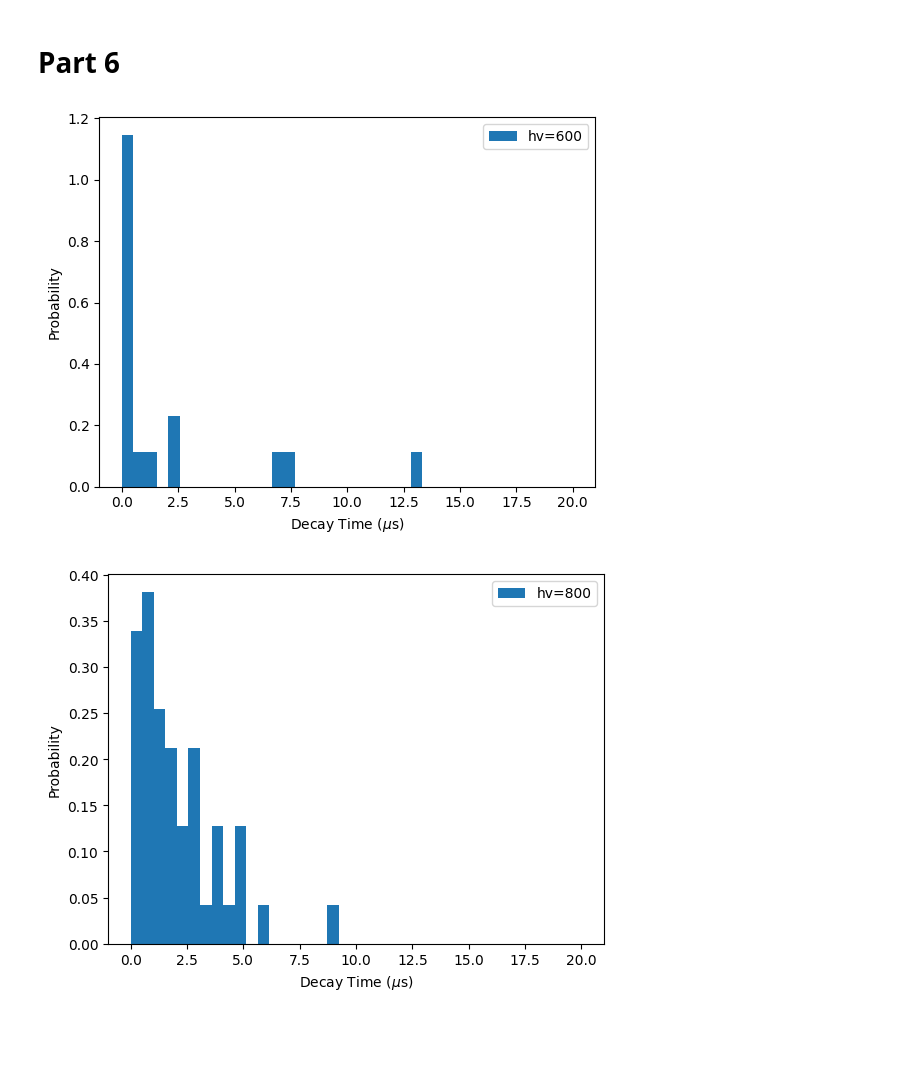
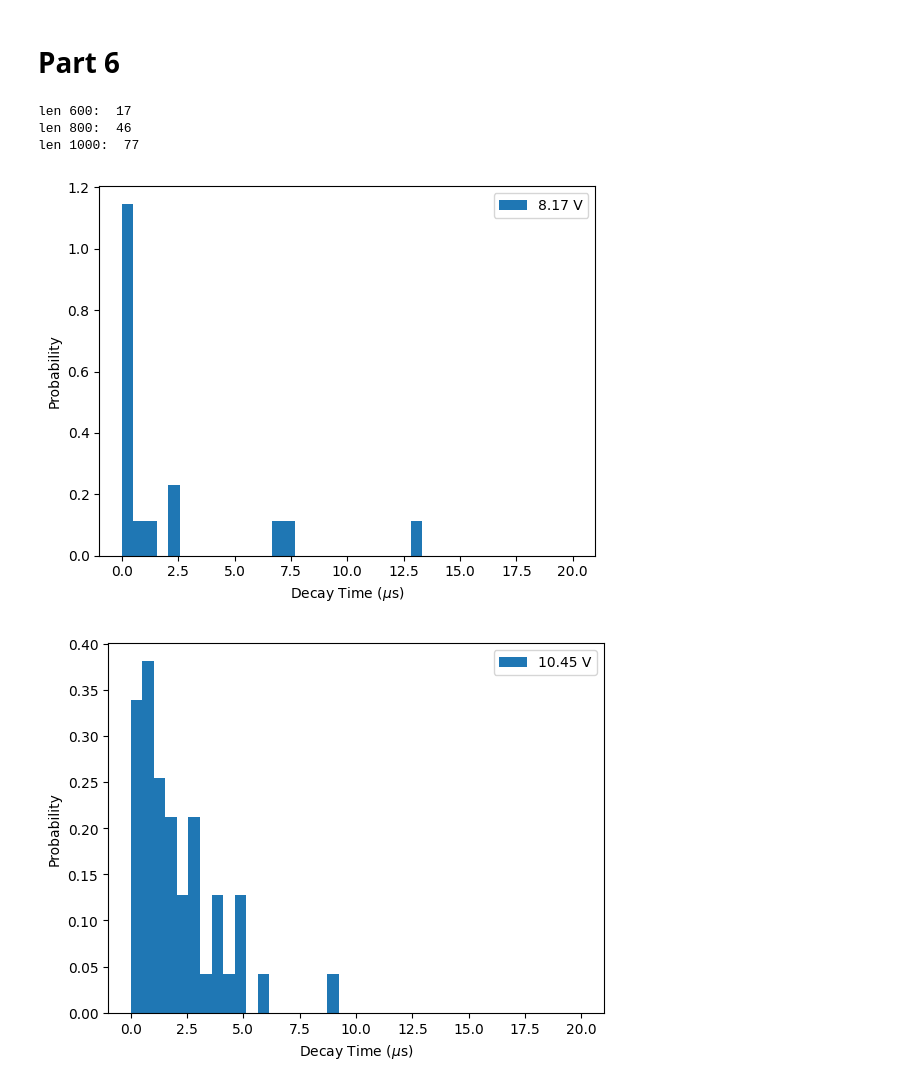
Before and after one commit to youssefgaballa/MuonNotebooks, a Jupyter notebook: muonp4-6.ipynb, the cells around one changed output. Saved outputs shown, nothing was run; the diff lists cells and outputs as text; code cells hidden in the pictures; blank space fills up the shorter version.

```diff
--- a/muonp4-6.ipynb
+++ b/muonp4-6.ipynb
@@ -193,37 +194,41 @@ decayt6h = []
 decayt8h = []
 decayt1k = []
 
 for i in range(0, len(udecayt6h), 1):
     if (udecayt6h[i] < 20000):
         decayt6h.append(udecayt6h[i]/1000)
 
 for i in range(0, len(udecayt8h), 1):
     if (udecayt8h[i] < 20000):
         decayt8h.append(udecayt8h[i]/1000)
 
 for i in range(0, len(udecayt1k), 1):
     if (udecayt1k[i] < 20000):
         decayt1k.append(udecayt1k[i]/1000)
-
-
-plt.hist(decayt6h, bins,density = True, label='hv=600')
+print("len 600: ", len(decayt6h))
+print("len 800: ", len(decayt8h))
+print("len 1000: ", len(decayt1k))
+plt.hist(decayt6h, bins,density = True, label='8.17 V')
 #plt.hist(decayt5, bins,density = True, label='5')
 #plt.hist(decayt9, bins,density = True, label='9')
 xlabel(r'Decay Time ($\mu$s)')
 ylabel(r'Probability')
 legend(loc='upper right')
 show()
-plt.hist(decayt8h, bins,density = True, label='hv=800')
+plt.hist(decayt8h, bins,density = True, label='10.45 V')
 xlabel(r'Decay Time ($\mu$s)')
 ylabel(r'Probability')
 legend(loc='upper right')
 show()
 
-plt.hist(decayt1k, bins,density = True, label='hv=1000')
+plt.hist(decayt1k, bins,density = True, label='11.99 V')
 xlabel(r'Decay Time ($\mu$s)')
 ylabel(r'Probability')
 legend(loc='upper right')
 show()
 # %% [output]
+len 600:  17
+len 800:  46
+len 1000:  77
-[figure, old version]
+[figure, new version]
 [figure]
```
Also changed, not shown: parts of 2 cells of this notebook.
